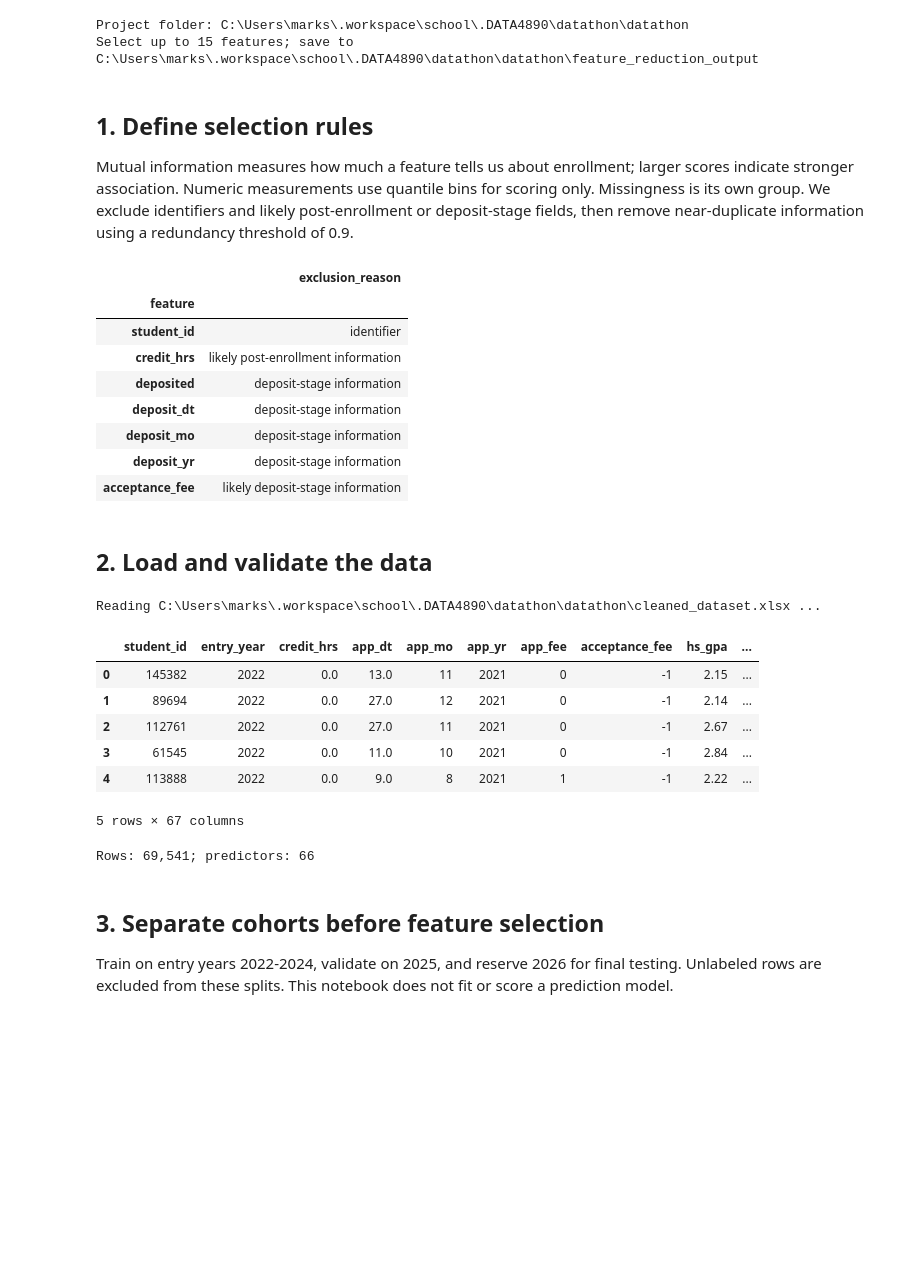
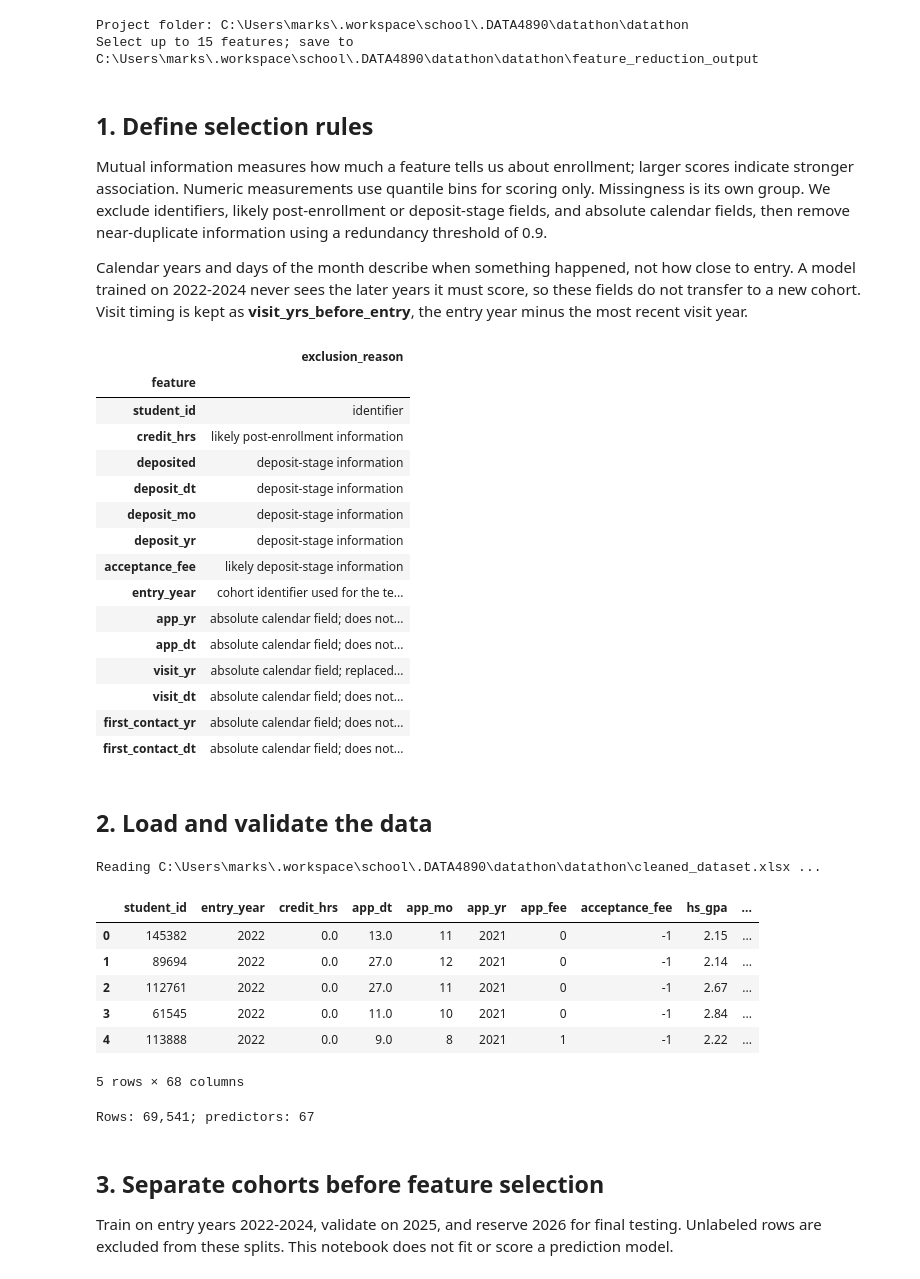
Before and after one commit to Griffin8er/datathon, a Jupyter notebook: 03_feature_reduction.ipynb, the cells around one changed output. Cells and saved outputs as stored; diff of their text form; code cells hidden in the pictures; blank space fills up the shorter version.

```diff
--- a/03_feature_reduction.ipynb
+++ b/03_feature_reduction.ipynb
@@ -24,7 +24,9 @@ Project folder: C:\Users\marks\.workspace\school\.DATA4890\datathon\datathon
 Select up to 15 features; save to C:\Users\marks\.workspace\school\.DATA4890\datathon\datathon\feature_reduction_output
 # %% [markdown]
 ## 1. Define selection rules
-Mutual information measures how much a feature tells us about enrollment; larger scores indicate stronger association. Numeric measurements use quantile bins for scoring only. Missingness is its own group. We exclude identifiers and likely post-enrollment or deposit-stage fields, then remove near-duplicate information using a redundancy threshold of 0.9.
+Mutual information measures how much a feature tells us about enrollment; larger scores indicate stronger association. Numeric measurements use quantile bins for scoring only. Missingness is its own group. We exclude identifiers, likely post-enrollment or deposit-stage fields, and absolute calendar fields, then remove near-duplicate information using a redundancy threshold of 0.9.
+
+Calendar years and days of the month describe when something happened, not how close to entry. A model trained on 2022-2024 never sees the later years it must score, so these fields do not transfer to a new cohort. Visit timing is kept as **visit_yrs_before_entry**, the entry year minus the most recent visit year.
 # %%
 import json
 
@@ -41,7 +43,24 @@ EXCLUDED = {
     "deposit_mo": "deposit-stage information",
     "deposit_yr": "deposit-stage information",
     "acceptance_fee": "likely deposit-stage information",
+    "entry_year": "cohort identifier used for the temporal split",
+    "app_yr": "absolute calendar field; does not transfer across cohorts",
+    "app_dt": "absolute calendar field; does not transfer across cohorts",
+    "visit_yr": "absolute calendar field; replaced by visit_yrs_before_entry",
+    "visit_dt": "absolute calendar field; does not transfer across cohorts",
+    "first_contact_yr": "absolute calendar field; does not transfer across cohorts",
+    "first_contact_dt": "absolute calendar field; does not transfer across cohorts",
 }
+
+def add_derived_features(frame):
+    """Express visit timing relative to each student's own entry year.
+
+    Absolute calendar years do not transfer to a new cohort; years before entry do.
+    Students without a recorded visit stay missing.
+    """
+    frame = frame.copy()
+    frame["visit_yrs_before_entry"] = frame["entry_year"] - frame["visit_yr"]
+    return frame
 
 
 def discretize(series, bins=10):
@@ -116,33 +135,40 @@ def select_features(training, top_k=15, redundancy_threshold=0.9):
         redundant_with = next((
             previous for previous in selected
             if 2 * mutual_information(codes[column], codes[previous])
             / (entropies[column] + entropies[previous]) >= redundancy_threshold
         ), None)
         if redundant_with is not None:
             ranking.at[index, "reason"] = f"redundant with {redundant_with}"
         elif len(selected) >= top_k:
             ranking.at[index, "reason"] = "below top-k cutoff"
         else:
             selected.append(column)
             ranking.at[index, "selected"] = True
             ranking.at[index, "reason"] = "selected"
     if not selected:
         raise ValueError("No informative candidate features remain after filtering.")
     return selected, ranking
 
 
 
 display(pd.Series(EXCLUDED, name="exclusion_reason").rename_axis("feature").to_frame())
 # %% [output]
 |  | exclusion_reason |
 | feature |  |
 | student_id | identifier |
 | credit_hrs | likely post-enrollment information |
 | deposited | deposit-stage information |
 | deposit_dt | deposit-stage information |
 | deposit_mo | deposit-stage information |
 | deposit_yr | deposit-stage information |
 | acceptance_fee | likely deposit-stage information |
+| entry_year | cohort identifier used for the te... |
+| app_yr | absolute calendar field; does not... |
+| app_dt | absolute calendar field; does not... |
+| visit_yr | absolute calendar field; replaced... |
+| visit_dt | absolute calendar field; does not... |
+| first_contact_yr | absolute calendar field; does not... |
+| first_contact_dt | absolute calendar field; does not... |
 # %% [markdown]
 ## 2. Load and validate the data
 # %%
@@ -152,6 +178,7 @@ if TARGET not in dataset:
     raise ValueError(f"The dataset must contain '{TARGET}'.")
 if not dataset[TARGET].dropna().isin([0, 1]).all():
     raise ValueError(f"'{TARGET}' must contain only 0, 1, or missing values.")
+dataset = add_derived_features(dataset)
 
 display(dataset.head())
 print(f"Rows: {len(dataset):,}; predictors: {len(dataset.columns) - 1}")
@@ -163,8 +190,8 @@ Reading C:\Users\marks\.workspace\school\.DATA4890\datathon\datathon\cleaned_dat
 | 2 | 112761 | 2022 | 0.0 | 27.0 | 11 | 2021 | 0 | -1 | 2.67 | ... |
 | 3 | 61545 | 2022 | 0.0 | 11.0 | 10 | 2021 | 0 | -1 | 2.84 | ... |
 | 4 | 113888 | 2022 | 0.0 | 9.0 | 8 | 2021 | 1 | -1 | 2.22 | ... |
-5 rows × 67 columns
+5 rows × 68 columns
-Rows: 69,541; predictors: 66
+Rows: 69,541; predictors: 67
 # %% [markdown]
 ## 3. Separate cohorts before feature selection
 Train on entry years 2022-2024, validate on 2025, and reserve 2026 for final testing. Unlabeled rows are excluded from these splits. This notebook does not fit or score a prediction model.
```
Also changed, not shown: parts of 3 cells of this notebook, 2 other files.
